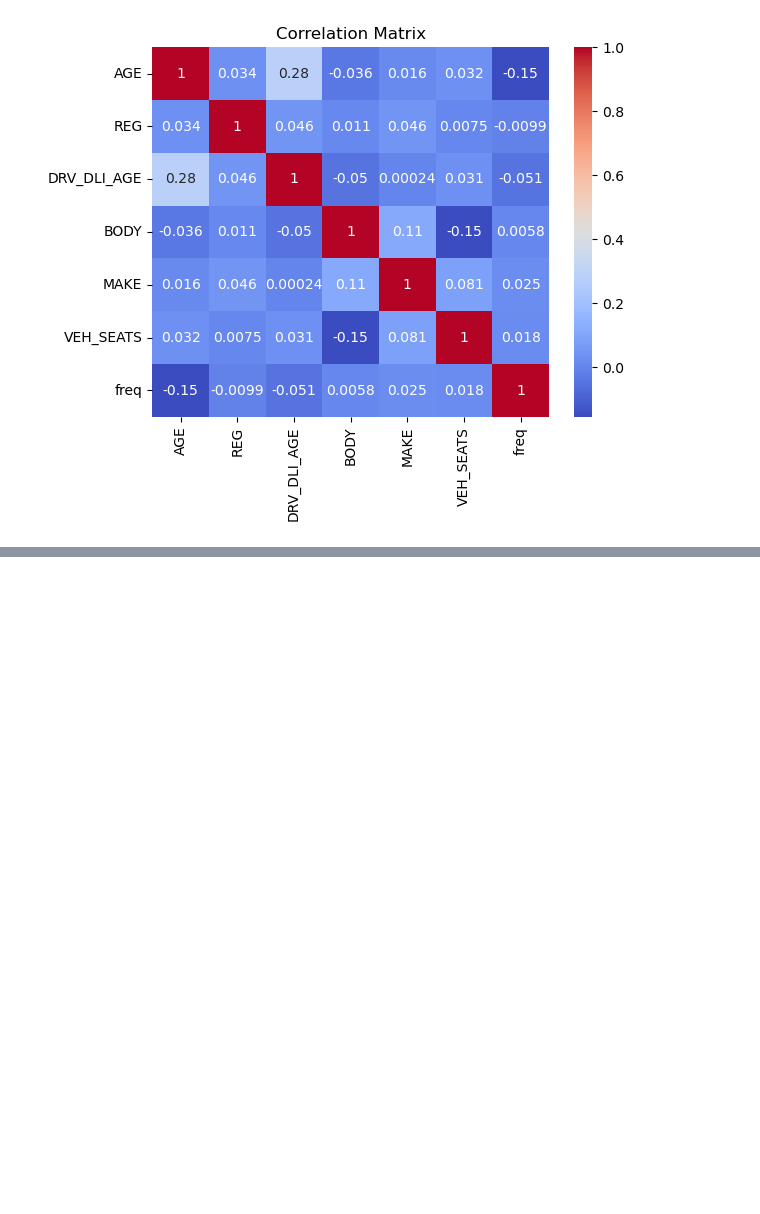
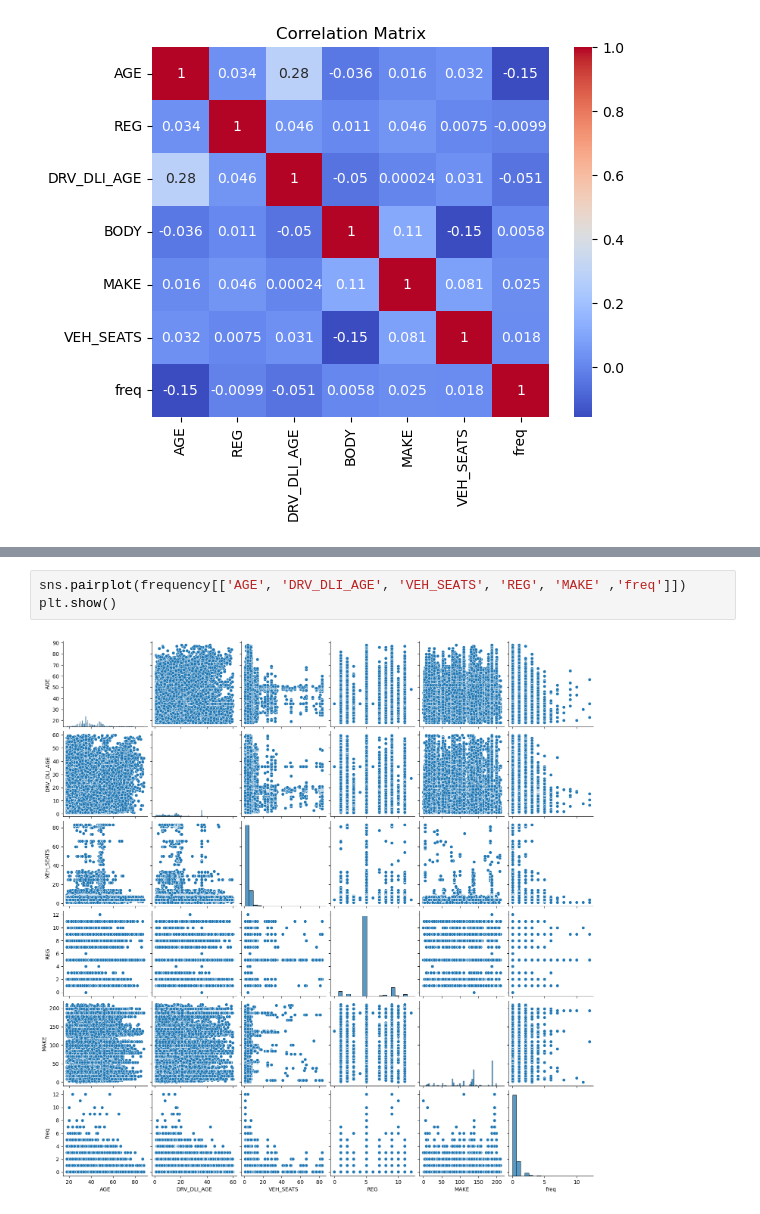
Before and after one commit to charbel-98/insurance-ML, a Jupyter notebook: frequency.ipynb, the cells around one changed output, grey strips where cells are left out. Cells and saved outputs as stored; diff of their text form; blank space fills up the shorter version.

```diff
--- a/frequency.ipynb
+++ b/frequency.ipynb
@@ -118,0 +132,5 @@ plt.show()
+# %%
+sns.pairplot(frequency[['AGE', 'DRV_DLI_AGE', 'VEH_SEATS', 'REG', 'MAKE' ,'freq']])
+plt.show()
+# %% [output]
+[figure, added]
```
Also changed, not shown: parts of 4 cells of this notebook.
